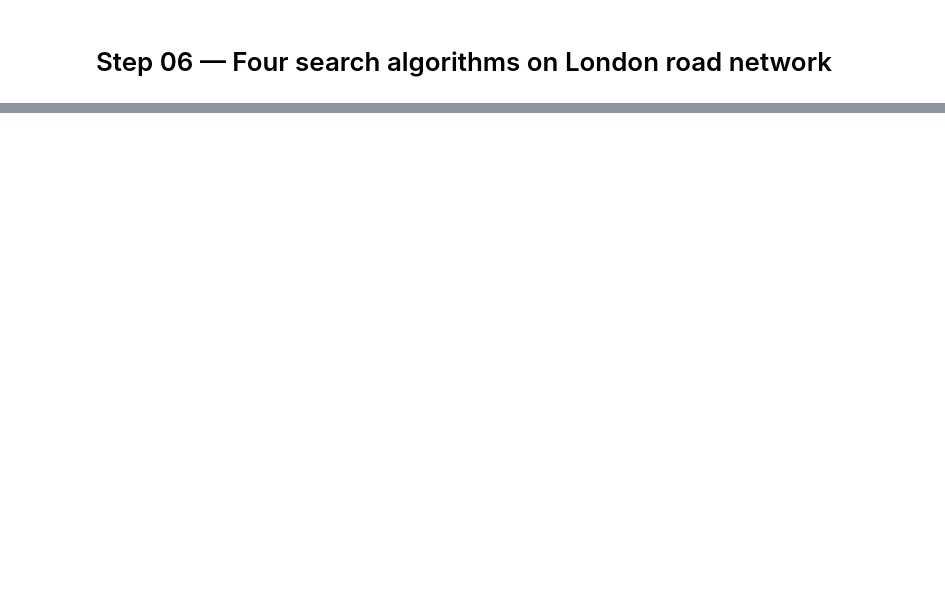
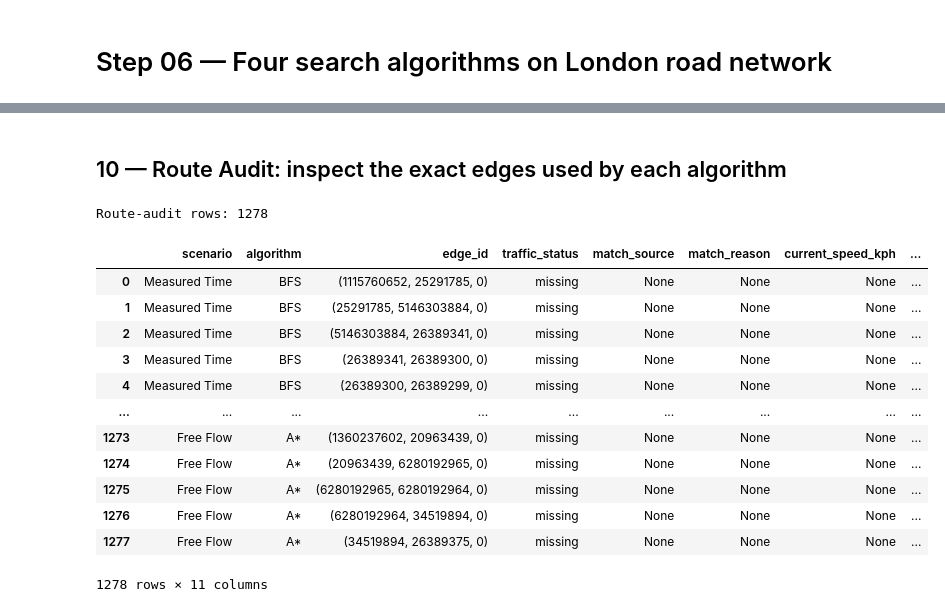
Before and after one commit to Aihan-2005/AiWithPython, a Jupyter notebook: AiLeason/notebooks/06_search_algorithms.ipynb, the cells around one changed output, grey strips where cells are left out. Cells and saved outputs as stored; diff of their text form; code cells hidden in the pictures; blank space fills up the shorter version.

```diff
--- a/AiLeason/notebooks/06_search_algorithms.ipynb
+++ b/AiLeason/notebooks/06_search_algorithms.ipynb
@@ -225,0 +304,17 @@ AssertionError:
+# %%
+for graph, results in (
+    (measured_time, results_time),
+    (measured_distance, results_distance),
+    (free_flow_time, results_free),
+):
+    for name, result in results.items():
+        if not result["found"]:
+            continue
+
+        assert result["path_nodes"][0] == source
+        assert result["path_nodes"][-1] == goal
+        assert len(result["path_edges"]) == len(result["path_nodes"]) - 1
+        assert all(graph.has_edge(*edge) for edge in result["path_edges"])
+        assert all(G.has_edge(*edge) for edge in result["path_edges"])
+
+print("PASS: All found routes have valid directed edge sequences")
@@ -225,0 +374,62 @@ AssertionError:
+# %% [markdown]
+## 10 — Route Audit: inspect the exact edges used by each algorithm
+# %%
+route_audit_rows = []
+
+scenario_results = {
+    "Measured Time": results_time,
+    "Measured Distance": results_distance,
+    "Free Flow": results_free,
+}
+
+for scenario_name, results in scenario_results.items():
+    for algorithm, result in results.items():
+        if not result["found"]:
+            continue
+
+        for u, v, key in result["path_edges"]:
+            attrs = snapshot[u][v][key]
+
+            usable_observation = (
+                attrs.get("traffic_matched") is True
+                and attrs.get("time_is_imputed") is False
+                and attrs.get("traffic_status") in {"red", "yellow", "clear"}
+                and attrs.get("traffic_match_source") in {
+                    "direct_probe",
+                    "reverse_inferred",
+                }
+            )
+
+            route_audit_rows.append({
+                "scenario": scenario_name,
+                "algorithm": algorithm,
+                "edge_id": (u, v, key),
+                "traffic_status": attrs.get("traffic_status", "missing"),
+                "match_source": attrs.get("traffic_match_source"),
+                "match_reason": attrs.get("traffic_match_reason"),
+                "current_speed_kph": attrs.get("current_speed_kph"),
+                "free_flow_speed_kph": attrs.get("free_flow_speed_kph"),
+                "travel_time_s": attrs.get("travel_time_s"),
+                "imputed": attrs.get("time_is_imputed", True),
+                "usable_observation": usable_observation,
+            })
+
+route_audit_df = pd.DataFrame(route_audit_rows)
+
+print("Route-audit rows:", len(route_audit_df))
+display(route_audit_df)
+# %% [output]
+Route-audit rows: 1278
+|  | scenario | algorithm | edge_id | traffic_status | match_source | match_reason | current_speed_kph | ... |
+| 0 | Measured Time | BFS | (1115760652, 25291785, 0) | missing | None | None | None | ... |
+| 1 | Measured Time | BFS | (25291785, 5146303884, 0) | missing | None | None | None | ... |
+| 2 | Measured Time | BFS | (5146303884, 26389341, 0) | missing | None | None | None | ... |
+| 3 | Measured Time | BFS | (26389341, 26389300, 0) | missing | None | None | None | ... |
+| 4 | Measured Time | BFS | (26389300, 26389299, 0) | missing | None | None | None | ... |
+| ... | ... | ... | ... | ... | ... | ... | ... | ... |
+| 1273 | Free Flow | A* | (1360237602, 20963439, 0) | missing | None | None | None | ... |
+| 1274 | Free Flow | A* | (20963439, 6280192965, 0) | missing | None | None | None | ... |
+| 1275 | Free Flow | A* | (6280192965, 6280192964, 0) | missing | None | None | None | ... |
+| 1276 | Free Flow | A* | (6280192964, 34519894, 0) | missing | None | None | None | ... |
+| 1277 | Free Flow | A* | (34519894, 26389375, 0) | missing | None | None | None | ... |
+1278 rows × 11 columns
```
Also changed, not shown: parts of 44 cells of this notebook, 8 other files.
